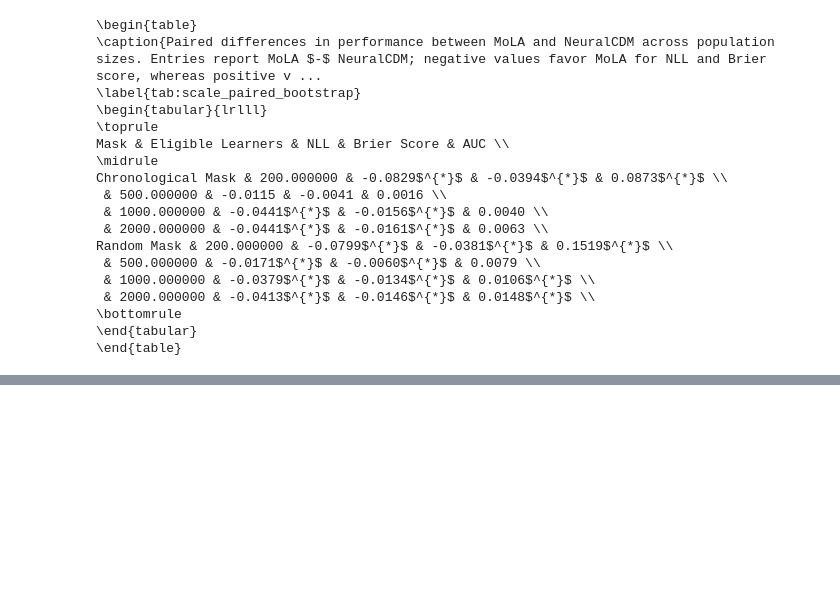
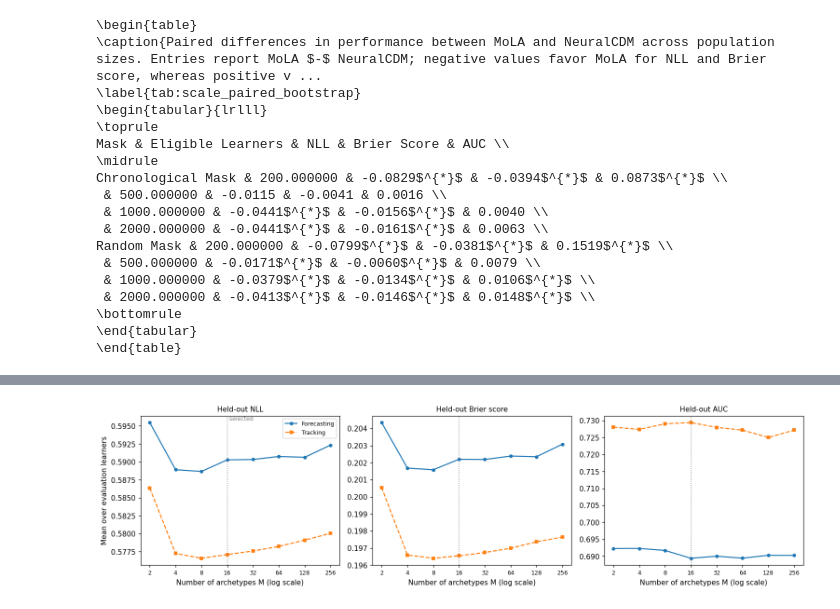
Before and after one commit to lentin26/mixture-of-latent-archetypes, a Jupyter notebook: notebooks/high-dim-experiment.ipynb, the cells around one changed output, grey strips where cells are left out. Cells and saved outputs as stored; diff of their text form; code cells hidden in the pictures; blank space fills up the shorter version.

```diff
--- a/notebooks/high-dim-experiment.ipynb
+++ b/notebooks/high-dim-experiment.ipynb
@@ -829,0 +833,81 @@ Random Mask & 200.000000 & -0.0799$^{*}$ & -0.0381$^{*}$ & 0.1519$^{*}$ \\
+# %%
+import json
+from pathlib import Path
+import numpy as np
+import pandas as pd
+import matplotlib.pyplot as plt
+from src.utils.ednet import sample_eligible_learners
+from src.experiments.high_dim import (split_learners, build_item_index, fit_population_models,
+                                      select_mola_m)
+from src.simulations.metrics import masked_nll, masked_auc, brier_score
+
+CACHE = Path("data/highdim_m_sens.json")
+M_GRID = [2, 4, 8, 16, 32, 64, 128, 256]
+MASKS = ("chronological", "random")
+PROFILE_FRAC = 0.6
+MOLA_KW = {"max_iter": 50}
+NCDM_KW = {"epoch": 10, "profile_epochs": 30, "batch_size": 256}
+
+
+def score_mola(mola, learner_df, Q, item_id_to_row, mask, seed=0):
+    if mask == "chronological":
+        learner_df = learner_df.sort_values("timestamp").reset_index(drop=True)
+    else:
+        learner_df = learner_df.sample(frac=1.0, random_state=seed).reset_index(drop=True)
+    n_profile = int(np.floor(PROFILE_FRAC * len(learner_df)))
+    profile_df, predict_df = learner_df.iloc[:n_profile], learner_df.iloc[n_profile:]
+    profile_rows = profile_df["question_id"].map(item_id_to_row).to_numpy()
+    predict_rows = predict_df["question_id"].map(item_id_to_row).to_numpy()
+    y_true = predict_df["correct"].to_numpy(dtype=float)
+    X = np.full((1, Q.shape[0]), np.nan)
+    X[0, profile_rows] = profile_df["correct"].to_numpy(dtype=float)
+    probs = mola.predict_item_proba(X, item_idxs=list(predict_rows))[0]
+    return masked_nll(y_true, probs), masked_auc(y_true, probs), brier_score(y_true, probs)
+
+
+if CACHE.exists():
+    cached = json.loads(CACHE.read_text())
+else:
+    responses_df, Q, questions_df = sample_eligible_learners(
+        n_learners=2000, min_responses=30, min_item_responses=30, seed=0)
+    item_id_to_row = build_item_index(questions_df)
+    param_ids, m_select_ids, eval_ids = split_learners(responses_df, seed=0)
+    param_df = responses_df[responses_df["user_id"].isin(param_ids)]
+    m_select_df = responses_df[responses_df["user_id"].isin(m_select_ids)]
+    eval_df = responses_df[responses_df["user_id"].isin(eval_ids)]
+    selected_m, m_select_nll = select_mola_m(param_df, m_select_df, Q, item_id_to_row, M_GRID, seed=0, **MOLA_KW)
+    population_df = pd.concat([param_df, m_select_df], ignore_index=True)
+    rows = []
+    for m in M_GRID:
+        mola, _, _ = fit_population_models(population_df, Q, item_id_to_row, m,
+                                           neural_cdm_kwargs=NCDM_KW, seed=0, **MOLA_KW)
+        for mask in MASKS:
+            arr = np.array([score_mola(mola, ldf, Q, item_id_to_row, mask)
+                            for _, ldf in eval_df.groupby("user_id")], dtype=float)
+            rows.append({"m": m, "mask": mask, "nll": float(np.nanmean(arr[:, 0])),
+                         "auc": float(np.nanmean(arr[:, 1])), "brier": float(np.nanmean(arr[:, 2]))})
+    cached = {"selected_m": int(selected_m), "rows": rows}
+    CACHE.write_text(json.dumps(cached, indent=1))
+
+r = pd.DataFrame(cached["rows"])
+sel = cached["selected_m"]
+labels = {"chronological": "Forecasting", "random": "Tracking"}
+fig, axes = plt.subplots(1, 3, figsize=(14, 3.8))
+for ax, (metric, title) in zip(axes, [("nll", "Held-out NLL"), ("brier", "Held-out Brier score"), ("auc", "Held-out AUC")]):
+    for mask, style in zip(MASKS, ["-o", "--s"]):
+        sub = r[r["mask"] == mask].sort_values("m")
+        ax.plot(sub["m"], sub[metric], style, label=labels[mask], markersize=4)
+    ax.axvline(sel, color="grey", lw=1, ls=":")
+    ax.set_xscale("log", base=2)
+    ax.set_xticks(M_GRID)
+    ax.set_xticklabels([str(m) for m in M_GRID], fontsize=8)
+    ax.set_xlabel("Number of archetypes M (log scale)")
+    ax.set_title(title, fontsize=10)
+axes[0].set_ylabel("Mean over evaluation learners")
+axes[0].text(sel, axes[0].get_ylim()[1], " selected", fontsize=8, color="grey", va="top")
+axes[0].legend(fontsize=8)
+plt.tight_layout()
+fig.savefig("figures/highdim_m_sensitivity.pdf")
+plt.show()
+# %% [output]
+[figure, added]
```
Also changed, not shown: parts of 5 cells of this notebook, 18 other files.
